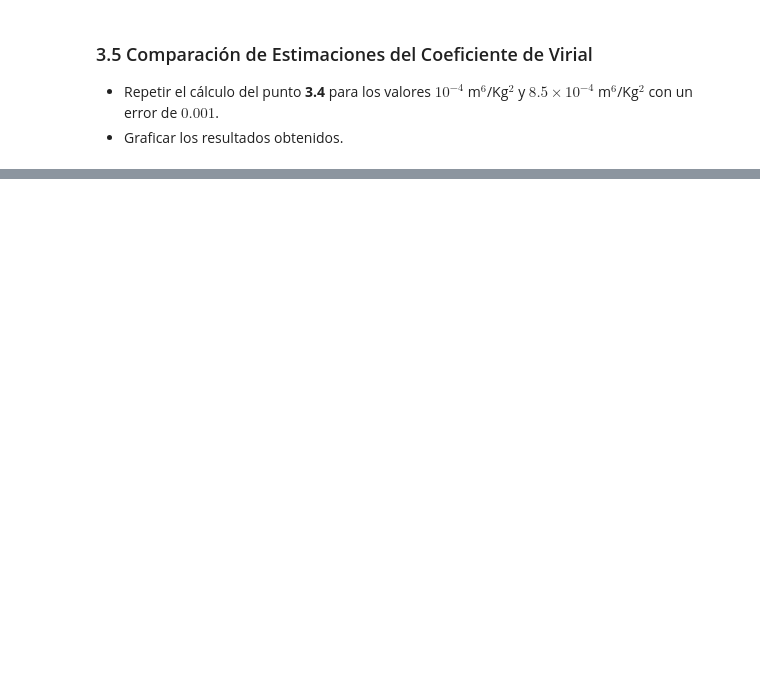
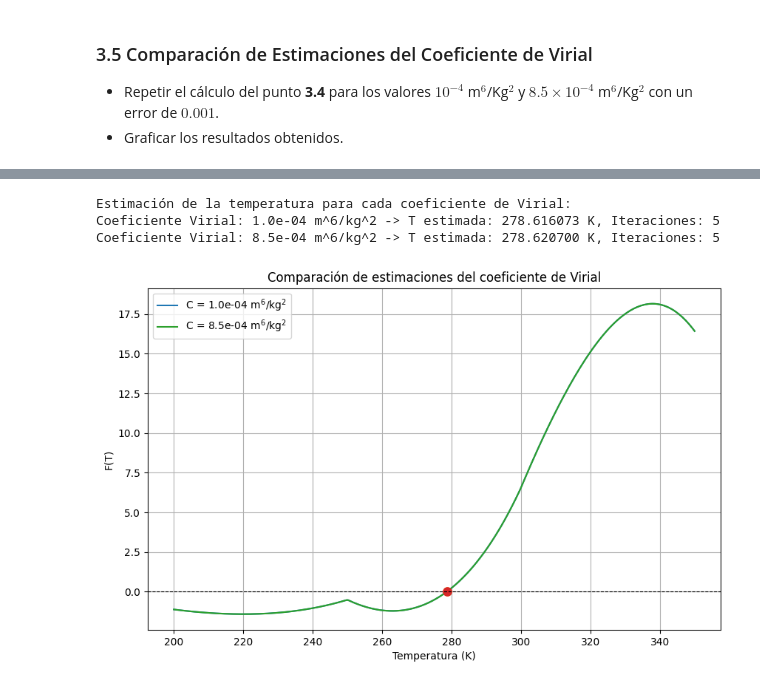
Before and after one commit to Jacobo24/Caso_1_M-todos, a Jupyter notebook: Caso_1.ipynb, the cells around one changed output, grey strips where cells are left out. Cells and saved outputs as stored; diff of their text form; code cells hidden in the pictures; blank space fills up the shorter version.

```diff
--- a/Caso_1.ipynb
+++ b/Caso_1.ipynb
@@ -601,0 +523,74 @@ B = 8.5e-04: No hay solución en [200, 350] K
+# %%
+import numpy as np
+import matplotlib.pyplot as plt
+from scipy.interpolate import CubicHermiteSpline
+
+# Datos nodales
+T_nodes = np.array([200.0, 250.0, 300.0, 350.0])
+V_nodes = np.array([2.8, 3.4, 4.1, 5.3])
+dVdT_nodes = np.array([0.012, 0.013, 0.019, 0.024])
+
+# Interpolación de Hermite para V(T)
+V_spline = CubicHermiteSpline(T_nodes, V_nodes, dVdT_nodes)
+
+# Definición de la función F(T, C) y su derivada F'(T, C)
+def F(T, C):
+    V = V_spline(T)
+    dV = V_spline.derivative()(T)
+    return T * V * dV - V**2 - C
+
+def dF(T, C):
+    V = V_spline(T)
+    dV = V_spline.derivative()(T)
+    ddV = V_spline.derivative(2)(T)
+    return T * (dV**2 + V * ddV) - V * dV
+
+# Método de Newton–Raphson para encontrar la raíz de F(T,C)=0
+def newton_raphson(T0, C, tol=1e-3, max_iter=100):
+    T_current = T0
+    iter_count = 0
+    while iter_count < max_iter:
+        f_val = F(T_current, C)
+        df_val = dF(T_current, C)
+        if df_val == 0:
+            raise ValueError("La derivada es cero. No se puede continuar la iteración.")
+        T_next = T_current - f_val / df_val
+        if abs(T_next - T_current) < tol:
+            return T_next, iter_count + 1  # Se cuenta la iteración actual
+        T_current = T_next
+        iter_count += 1
+    return T_current, iter_count
+
+# Coeficientes de Virial a evaluar
+virial_coeffs = [1e-4, 8.5e-4]
+T0 = 270.0  # Aproximación inicial
+
+# Calcular T para cada coeficiente y mostrar resultados
+results = {}
+print("Estimación de la temperatura para cada coeficiente de Virial:")
+for C in virial_coeffs:
+    T_est, iterations = newton_raphson(T0, C, tol=1e-3)
+    results[C] = (T_est, iterations)
+    print(f"Coeficiente Virial: {C:.1e} m^6/kg^2 -> T estimada: {T_est:.6f} K, Iteraciones: {iterations}")
+
+# Graficar las funciones F(T) para cada coeficiente y marcar la raíz
+T_vals = np.linspace(200, 350, 300)
+plt.figure(figsize=(10, 6))
+for C in virial_coeffs:
+    F_vals = F(T_vals, C)
+    plt.plot(T_vals, F_vals, label=f'C = {C:.1e} m$^6$/kg$^2$')
+    # Marcar la raíz obtenida para cada C
+    T_est, _ = results[C]
+    plt.plot(T_est, F(T_est, C), 'o', markersize=8)
+plt.axhline(0, color='black', lw=0.8, linestyle='--')
+plt.xlabel('Temperatura (K)')
+plt.ylabel('F(T)')
+plt.title('Comparación de estimaciones del coeficiente de Virial')
+plt.legend()
+plt.grid(True)
+plt.show()
+# %% [output]
+Estimación de la temperatura para cada coeficiente de Virial:
+Coeficiente Virial: 1.0e-04 m^6/kg^2 -> T estimada: 278.616073 K, Iteraciones: 5
+Coeficiente Virial: 8.5e-04 m^6/kg^2 -> T estimada: 278.620700 K, Iteraciones: 5
+[figure, added]
```
Also changed, not shown: parts of 5 cells of this notebook.
